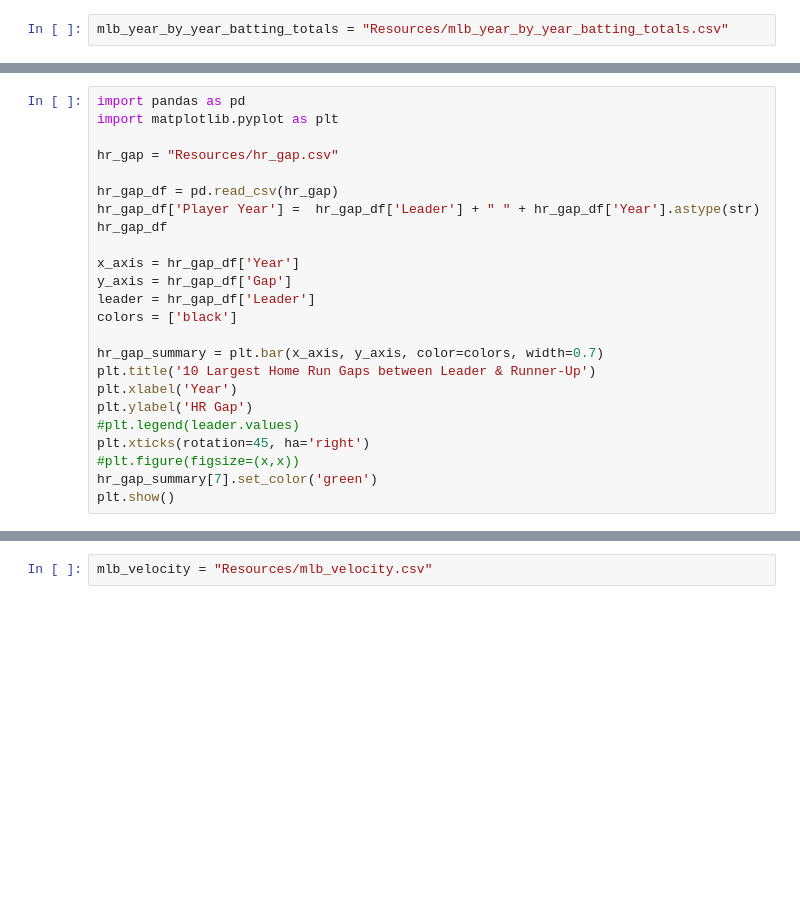
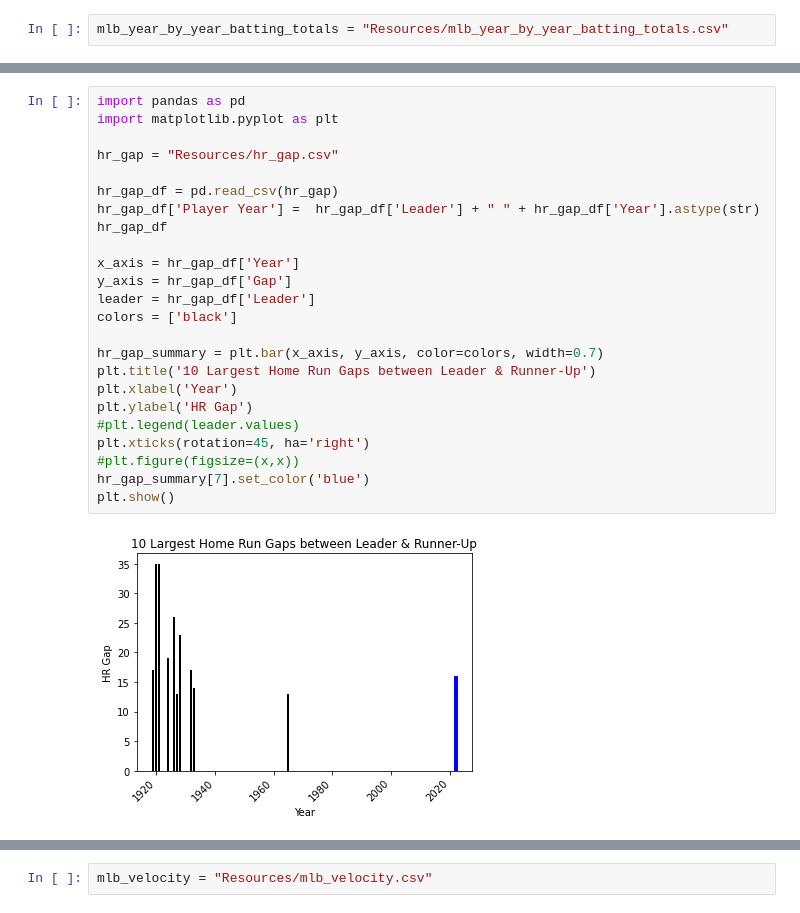
Before and after one commit to amcclure0/All_Rise_Project1, a Jupyter notebook: testing.ipynb, the cells around one changed output, grey strips where cells are left out. Cells and saved outputs as stored; diff of their text form; blank space fills up the shorter version.

```diff
--- a/testing.ipynb
+++ b/testing.ipynb
@@ -64,25 +105,27 @@ plt.show()
 # %%
 import pandas as pd
 import matplotlib.pyplot as plt
 
 hr_gap = "Resources/hr_gap.csv"
 
 hr_gap_df = pd.read_csv(hr_gap)
 hr_gap_df['Player Year'] =  hr_gap_df['Leader'] + " " + hr_gap_df['Year'].astype(str)
 hr_gap_df
 
 x_axis = hr_gap_df['Year']
 y_axis = hr_gap_df['Gap']
 leader = hr_gap_df['Leader']
 colors = ['black']
 
 hr_gap_summary = plt.bar(x_axis, y_axis, color=colors, width=0.7)
 plt.title('10 Largest Home Run Gaps between Leader & Runner-Up')
 plt.xlabel('Year')
 plt.ylabel('HR Gap')
 #plt.legend(leader.values)
 plt.xticks(rotation=45, ha='right')
 #plt.figure(figsize=(x,x))
-hr_gap_summary[7].set_color('green')
+hr_gap_summary[7].set_color('blue')
 plt.show()
+# %% [output]
+[figure, added]
 # %%
```
Also changed, not shown: parts of 12 cells of this notebook.
